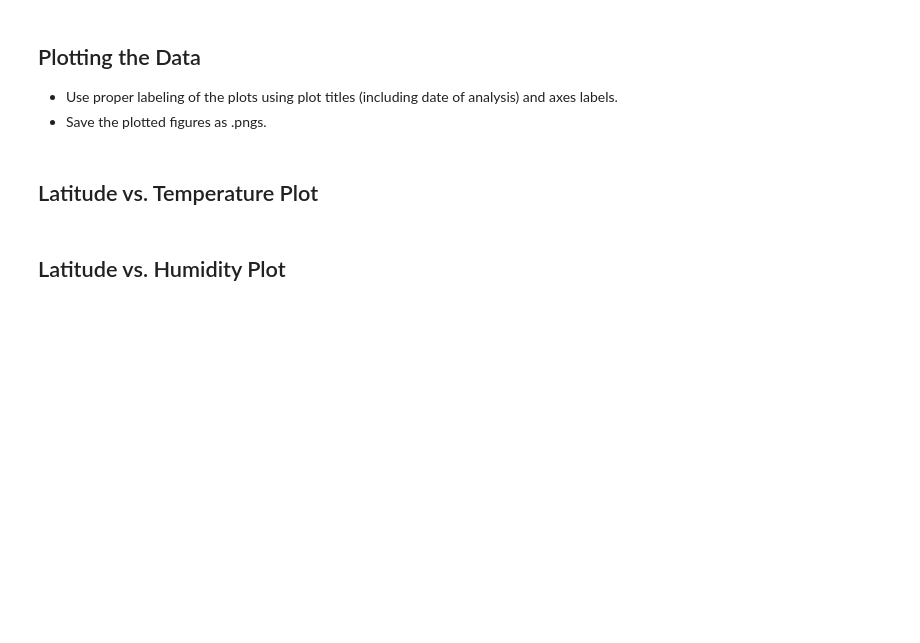
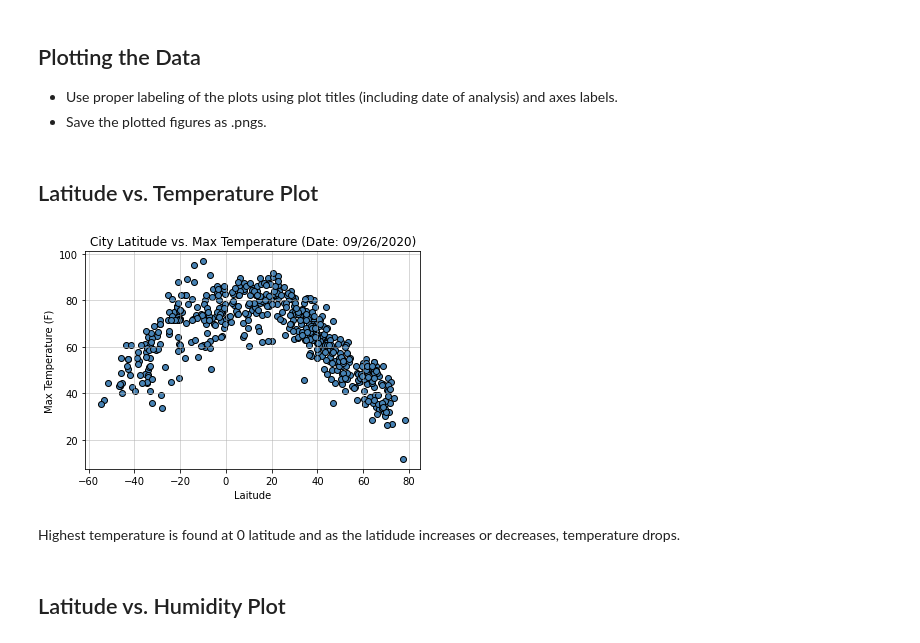
Before and after one commit to sabrinasaleh/python-api-challenge, a Jupyter notebook: WeatherPy/WeatherPy.ipynb, the cells around one changed output. Saved outputs shown, nothing was run; the diff lists cells and outputs as text; code cells hidden in the pictures; blank space fills up the shorter version.

Commit message:
completed WeatherPy assignment

```diff
--- a/WeatherPy/WeatherPy.ipynb
+++ b/WeatherPy/WeatherPy.ipynb
@@ -178,5 +186,23 @@ weather_df.describe()
 * Save the plotted figures as .pngs.
 # %% [markdown]
 ## Latitude vs. Temperature Plot
+# %%
+# Creating a scatter plot for Latitude vs. Temperature
+plt.title("City Latitude vs. Max Temperature (Date: 09/26/2020)")
+plt.scatter(
+    weather_df["Lat"],
+    weather_df["Max Temp (F)"],
+    facecolor="steelblue",
+    edgecolor="black",
+)
+plt.xlabel("Laitude")
+plt.ylabel("Max Temperature (F)")
+plt.grid(linestyle="-", linewidth=1, alpha=0.5)
+plt.savefig("../Images/City Latitude vs Max Temperature.png")
+plt.show()
+# %% [output]
+[figure, added]
+# %% [markdown]
+Highest temperature is found at 0 latitude and as the latidude increases or decreases, temperature drops.
 # %% [markdown]
 ## Latitude vs. Humidity Plot
```
Also changed, not shown: parts of 35 cells of this notebook.
